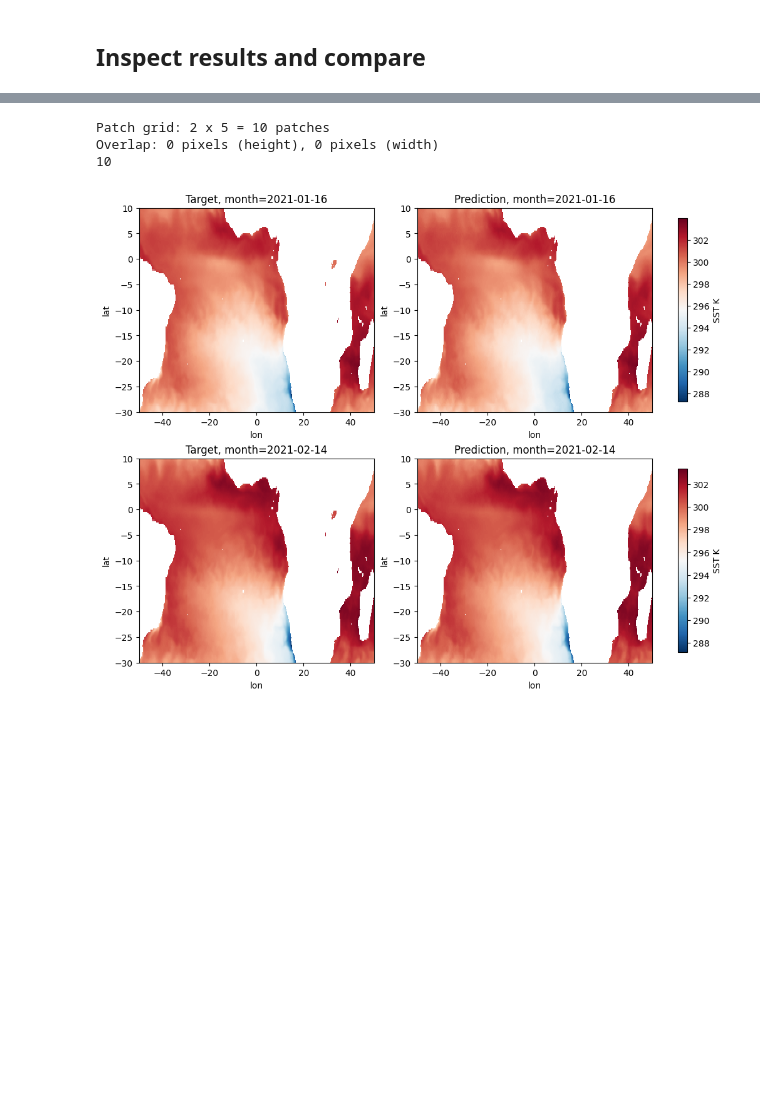
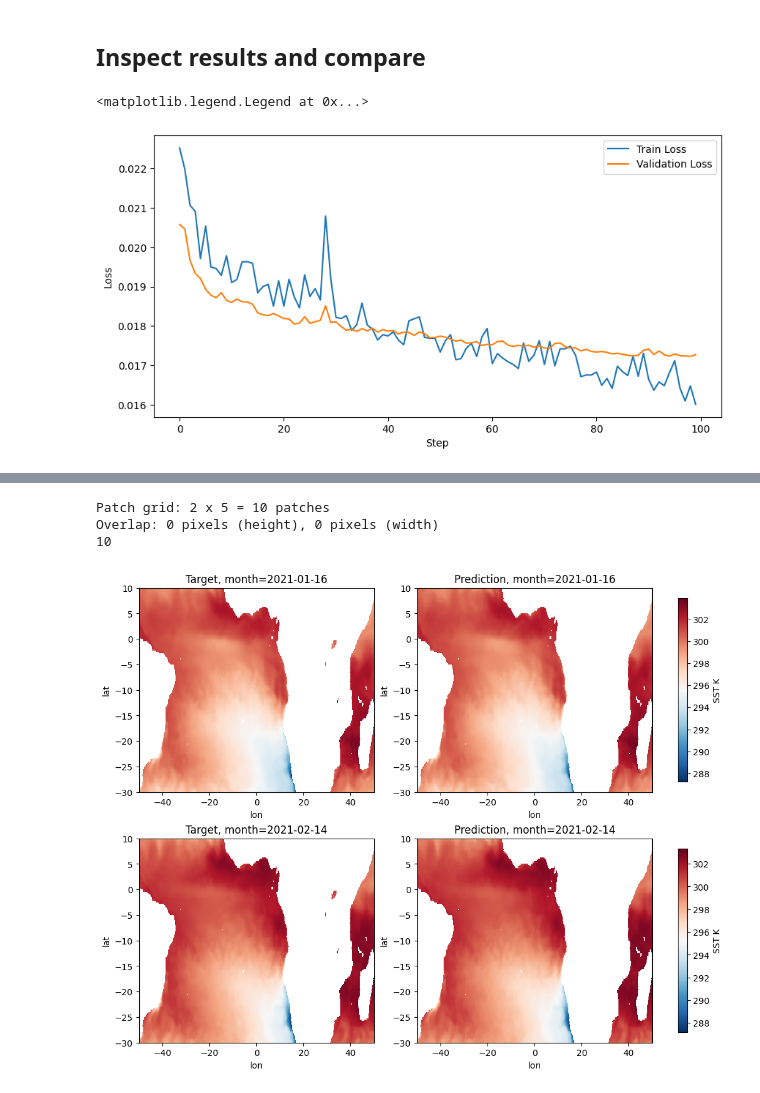
Before and after one commit to ESMValGroup/ClimaNet, a Jupyter notebook: notebooks/example_daily.ipynb, the cells around one changed output, grey strips where cells are left out. Cells and saved outputs as stored; diff of their text form; code cells hidden in the pictures; blank space fills up the shorter version.

```diff
--- a/notebooks/example_daily.ipynb
+++ b/notebooks/example_daily.ipynb
@@ -123,5 +123,21 @@ Wall time: 19min 11s
 # %% [markdown]
 ## Inspect results and compare
+# %%
+# Load saved training status with tbparse.SummaryReader
+reader = SummaryReader(run_dir)
+
+# plot training and validation loss
+plt.figure(figsize=(10, 5))
+train_loss = reader.scalars[reader.scalars["tag"] == "Loss/train"]
+validation_loss = reader.scalars[reader.scalars["tag"] == "Loss/validation"]
+plt.plot(train_loss["step"], train_loss["value"], label="Train Loss")
+plt.plot(validation_loss["step"], validation_loss["value"], label="Validation Loss")
+plt.xlabel("Step")
+plt.ylabel("Loss")
+plt.legend()
+# %% [output]
+<matplotlib.legend.Legend at 0x...>
+[figure, added]
 # %%
 # inference on test data, verbose is True
 batch_size = 10
```
Also changed, not shown: parts of 7 cells of this notebook.
